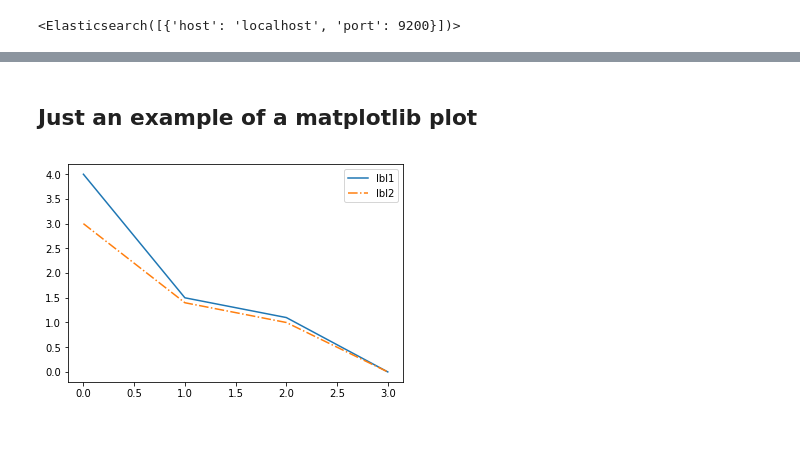
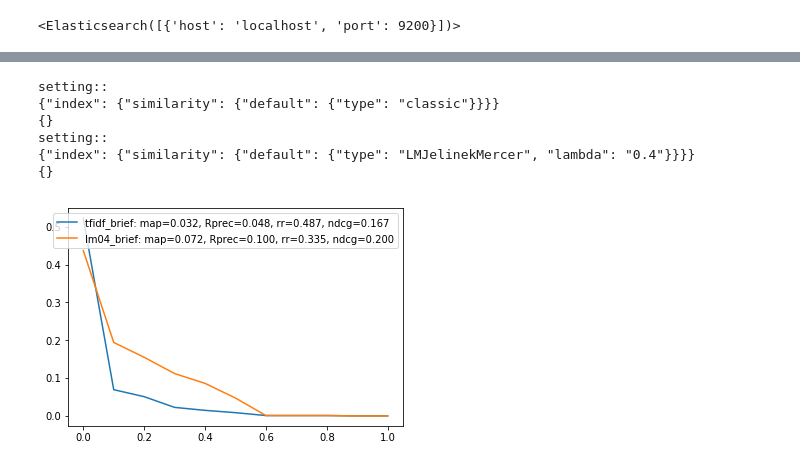
Before and after one commit to mich123prem/retrieval_evaluation, a Jupyter notebook: Retrieve.ipynb, the cells around one changed output, grey strips where cells are left out. Cells and saved outputs as stored; diff of their text form; code cells hidden in the pictures; blank space fills up the shorter version.

```diff
--- a/Retrieve.ipynb
+++ b/Retrieve.ipynb
@@ -423,21 +359,29 @@ plotCombined(curvesWithLabels)
-# %% [markdown]
-## Just an example of a matplotlib plot
-# %%
-import struct
-import sys
-import numpy as np
-import matplotlib.pyplot as plt
-from matplotlib.lines import Line2D
-
-
-x=[0, 1, 2, 3]
-y1=[4, 1.5, 1.1, 0]
-y2=[3, 1.4, 1.0, 0]
-lbl1="lbl1"
-lbl2="lbl2"
-plt.plot(x,y1, linestyle="-", label=lbl1)
-plt.plot(x, y2, linestyle="-.", label=lbl2)
-plt.legend()
-plt.show()
-# %% [output]
-[figure, removed]
+# %%
+curvesWithLabels=list()
+avres1=run(es,
+          similarity="classic",
+          queryfile="q156-160_brief.txt",
+          parameterNames=[],      #No parameters here
+          parameterValues=[])
+tfidf_b=CurveWithLabel(avres1, "tfidf_brief")
+curvesWithLabels.append(tfidf)
+#________________________________________________________
+avres2=run(es,
+          index="clueweb",
+          queryfile="q156-160_brief.txt",
+          similarity="LMJelinekMercer",
+          parameterNames=["lambda"],
+          parameterValues=["0.4"])
+
+lm04_b=CurveWithLabel(avres2, "lm04_brief")
+curvesWithLabels.append(lm04)
+
+plotCombined(curvesWithLabels)
+# %% [output]
+setting::
+{"index": {"similarity": {"default": {"type": "classic"}}}}
+{}
+setting::
+{"index": {"similarity": {"default": {"type": "LMJelinekMercer", "lambda": "0.4"}}}}
+{}
+[figure, added]
```
Also changed, not shown: parts of 12 cells of this notebook, 2 other files.
